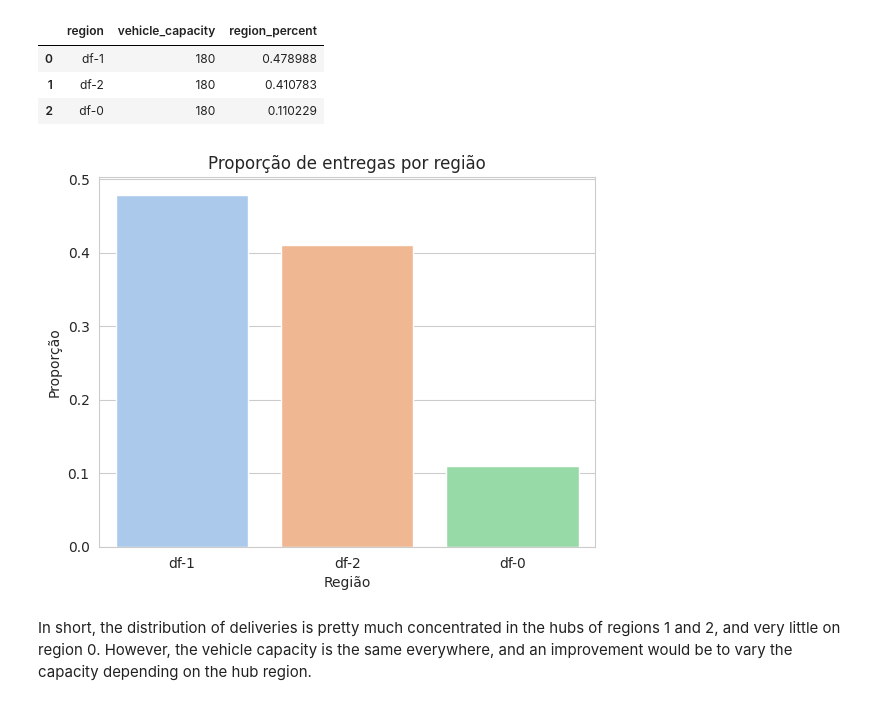
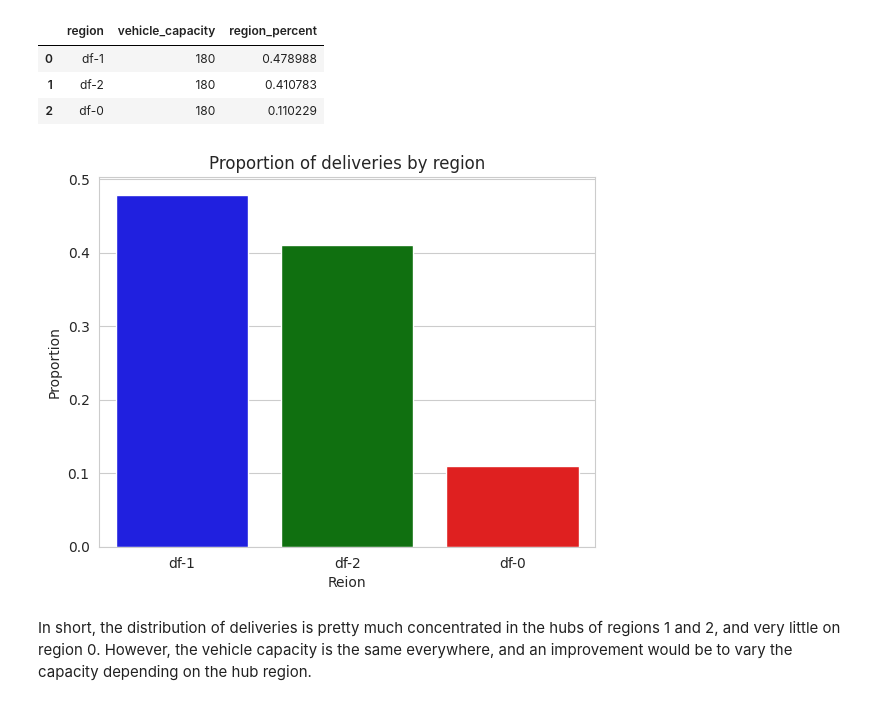
Before and after one commit to mateus-miguel/projeto-loggi-entregas, a Jupyter notebook: loggi-deliveries-project.ipynb, the cells around one changed output. Cells and saved outputs as stored; diff of their text form; code cells hidden in the pictures.

Commit message:
Kaggle Notebook | Loggi Deliveries Project | Version 3

```diff
--- a/loggi-deliveries-project.ipynb
+++ b/loggi-deliveries-project.ipynb
@@ -573,12 +573,12 @@ data.head()
 # %%
 import seaborn as sns
 
 with sns.axes_style('whitegrid'):
-    grafico = sns.barplot(data=data, x='region', y='region_percent', errorbar=None, palette='pastel')
-    grafico.set(title='Proporção de entregas por região', xlabel='Região', ylabel='Proporção')
+    grafico = sns.barplot(data=data, x='region', y='region_percent', errorbar=None, palette=['b', 'g', 'r'])
+    grafico.set(title='Proportion of deliveries by region', xlabel='Reion', ylabel='Proportion')
 
 plt.savefig('../working/delivery_proportion.png', dpi=200)
 # %% [output]
-[figure, old version]
+[figure, new version]
 # %% [markdown]
 In short, the distribution of deliveries is pretty much concentrated in the hubs of regions 1 and 2, and very little on region 0. However, the vehicle capacity is the same everywhere, and an improvement would be to vary the capacity depending on the hub region.
```
Also changed, not shown: parts of 8 cells of this notebook.
